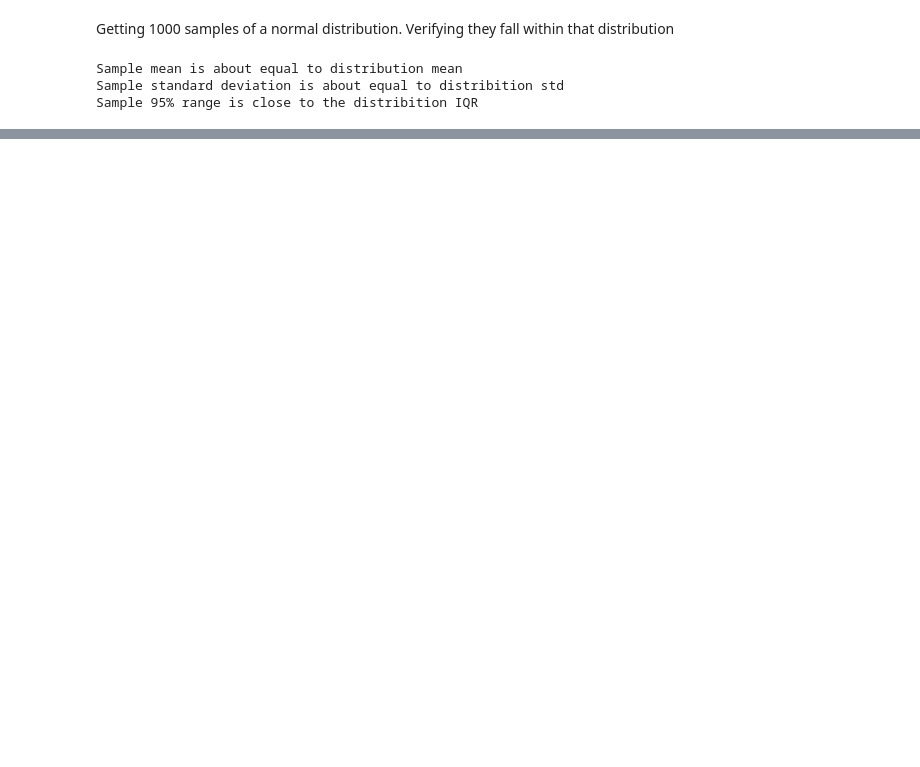
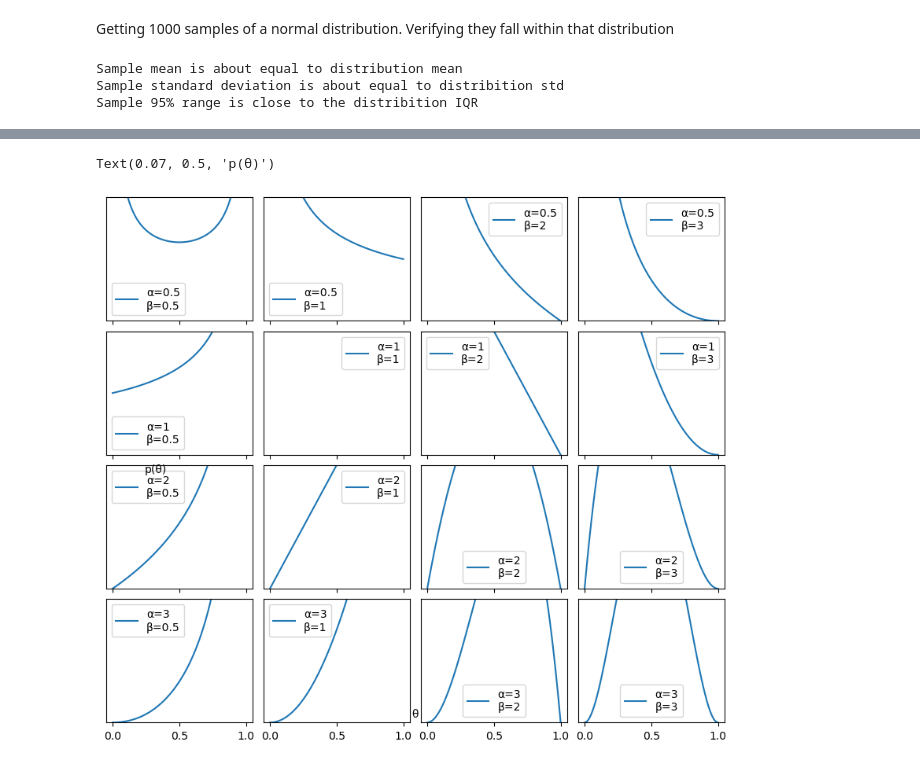
Before and after one commit to atharvashirke/pymc, a Jupyter notebook: chapter1.ipynb, the cells around one changed output, grey strips where cells are left out. Saved outputs shown, nothing was run; the diff lists cells and outputs as text; code cells hidden in the pictures; blank space fills up the shorter version.

```diff
--- a/chapter1.ipynb
+++ b/chapter1.ipynb
@@ -22,0 +183,42 @@ Sample 95% range is close to the distribition IQR
+# %%
+def beta_pdf(theta, alpha, beta):
+    """
+    Given the beta parameters alpha and beta, return the probability density
+    at theta
+
+    Params
+    ------
+        theta (float-like): observation you'd like probability density for
+        alpha (float-like): alpha parameter of beta dist
+        beta (float-like): beta parameter of beta dist
+
+    Returns
+    -------
+        prob_density (float): probability density at theta of B(alpha, beta)
+    """
+    norm_constant = scipy.special.gamma(alpha + beta) / (scipy.special.gamma(alpha) * scipy.special.gamma(beta))
+    return  norm_constant * theta ** (alpha - 1) * (1 - theta) ** (beta - 1)
+# %%
+params = [0.5, 1, 2, 3] #example params for alpha and beta
+
+x = np.linspace(0, 1, 100) # Our bias goes from [0, 1]. This gives us 100 example theta values to draw the pdf
+# Make a matplotlib figure. Subdivide it into subplots we'll iterate over
+fig, ax = plt.subplots(len(params), len(params), sharex=True, sharey=True, figsize=(8,7), constrained_layout=True)
+
+for i in range(len(params)):
+    for j in range(len(params)):
+        a = params[i]
+        b = params[j]
+
+        y = [beta_pdf(x_i, a, b) for x_i in x]
+
+        ax[i, j].set_ylim(0, 1) # probability goes from 0 to 1
+        ax[i, j].plot(x, y, label=f"α={a}\nβ={b}")
+        ax[i, j].legend()
+ax[1,0].set_yticks([])
+ax[1,0].set_xticks([0, 0.5, 1])
+fig.text(0.5, 0.05, 'θ', ha='center')
+fig.text(0.07, 0.5, 'p(θ)', va='center', rotation=0)
+# %% [output]
+Text(0.07, 0.5, 'p(θ)')
+[figure, added]
```
Also changed, not shown: parts of 13 cells of this notebook.
